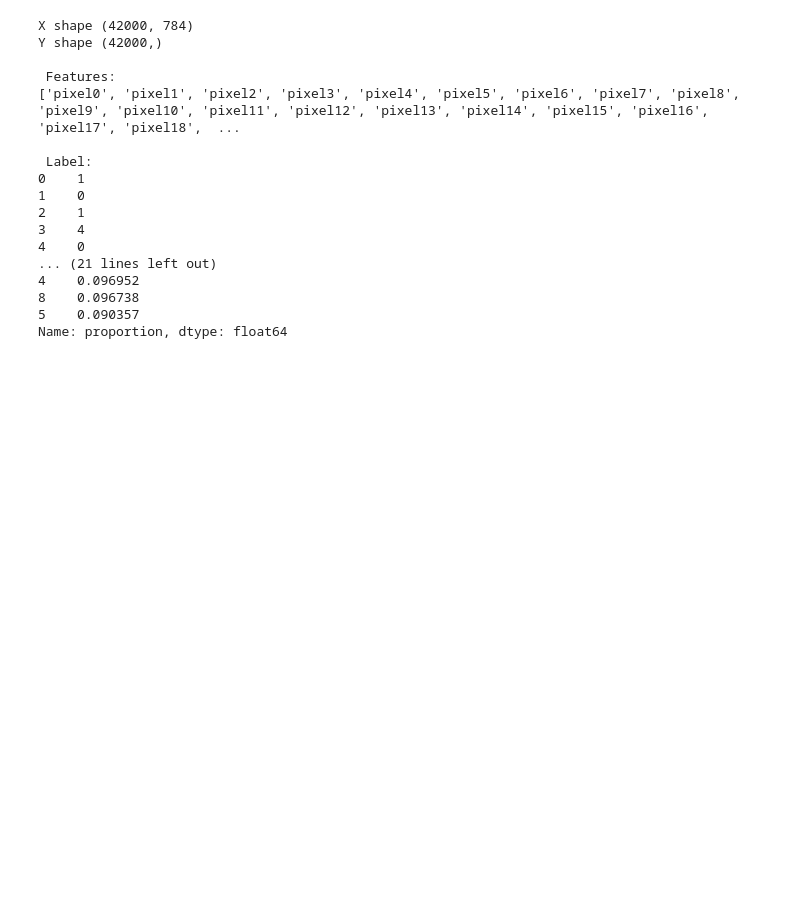
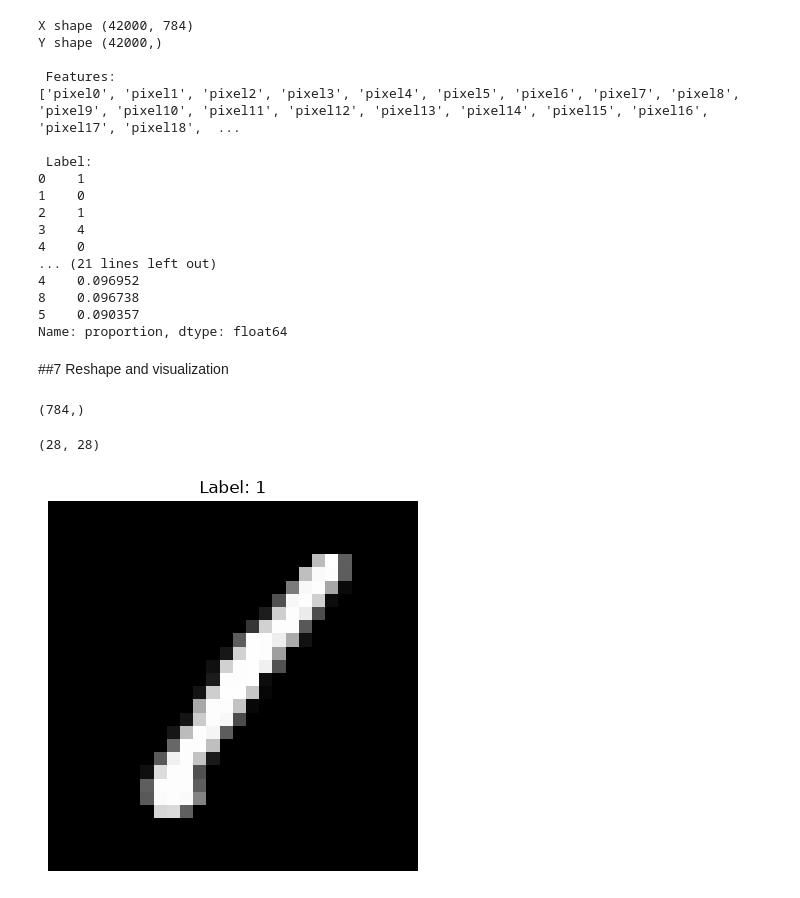
Before and after one commit to NoFoundShadow/AI-Kaggle, a Jupyter notebook: notebooks/01_eda.ipynb, the cells around one changed output. Cells and saved outputs as stored; diff of their text form; code cells hidden in the pictures; blank space fills up the shorter version.

Commit message:
Visualization cơ bản

```diff
--- a/notebooks/01_eda.ipynb
+++ b/notebooks/01_eda.ipynb
@@ -54,3 +63,26 @@ Y shape (42000,)
 8    0.096738
 5    0.090357
 Name: proportion, dtype: float64
+# %% [markdown]
+##7 Reshape and visualization
+# %%
+image = x.iloc[0].values #Lấy values của vị trí x số 0
+
+print(image.shape)
+# %% [output]
+(784,)
+# %%
+image = image.reshape(28, 28) #Chuyển thành shape 28 x 28
+
+print(image.shape)
+# %% [output]
+(28, 28)
+# %%
+import matplotlib.pyplot as plt
+
+plt.imshow(image, cmap="gray") #Tạo image với bảng màu xám (grayscale) bảng chỉ có màu xám - trắng - đen
+plt.title(f"Label: {y.iloc[0]}") #Tạo title của ảnh vói y
+plt.axis("off") #Ẩn trục tọa độ
+plt.show() #Hiển thị
+# %% [output]
+[figure, added]
```
Also changed, not shown: parts of 3 cells of this notebook.
